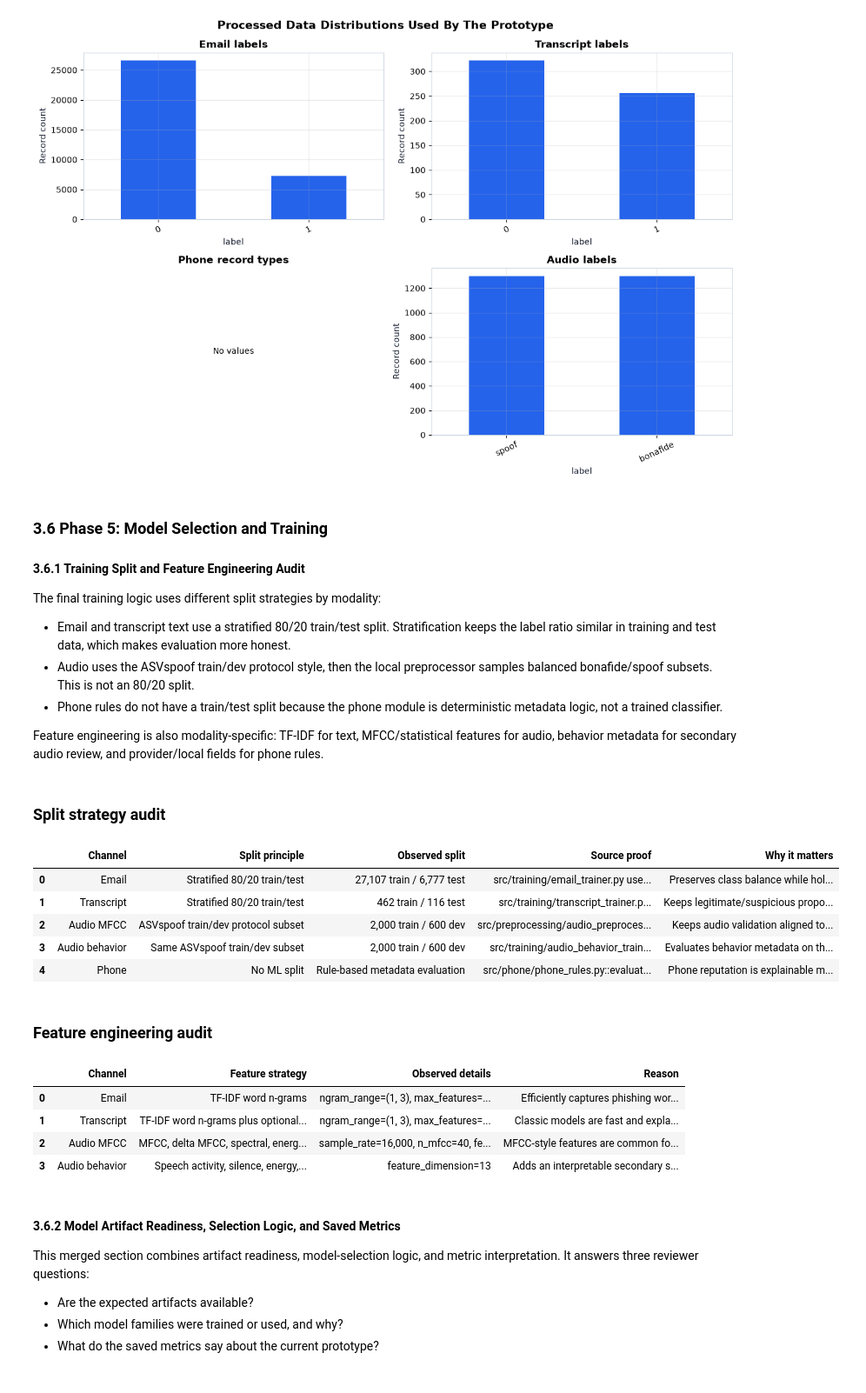
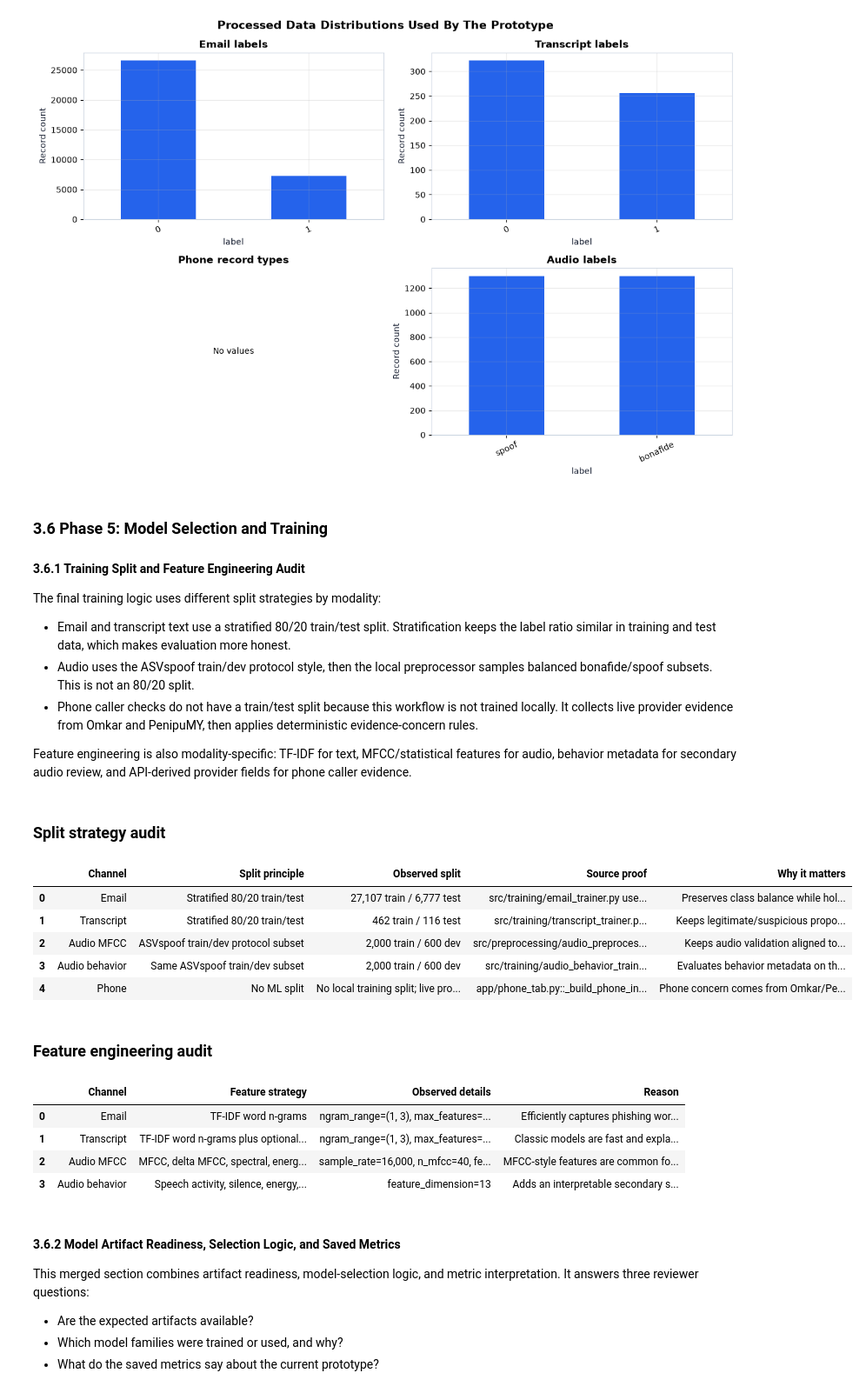
Before and after one commit to mikeshyway/ai-scam-detector, a Jupyter notebook: notebooks/00_final_prototype_evidence_notebook.ipynb, the cells around one changed output. Shown at 87% size. Saved outputs shown, nothing was run; the diff lists cells and outputs as text; code cells hidden in the pictures.

```diff
--- a/notebooks/00_final_prototype_evidence_notebook.ipynb
+++ b/notebooks/00_final_prototype_evidence_notebook.ipynb
@@ -358,9 +360,9 @@ The final training logic uses different split strategies by modality:
 
 - Email and transcript text use a stratified 80/20 train/test split. Stratification keeps the label ratio similar in training and test data, which makes evaluation more honest.
 - Audio uses the ASVspoof train/dev protocol style, then the local preprocessor samples balanced bonafide/spoof subsets. This is not an 80/20 split.
-- Phone rules do not have a train/test split because the phone module is deterministic metadata logic, not a trained classifier.
+- Phone caller checks do not have a train/test split because this workflow is not trained locally. It collects live provider evidence from Omkar and PenipuMY, then applies deterministic evidence-concern rules.
 
-Feature engineering is also modality-specific: TF-IDF for text, MFCC/statistical features for audio, behavior metadata for secondary audio review, and provider/local fields for phone rules.
+Feature engineering is also modality-specific: TF-IDF for text, MFCC/statistical features for audio, behavior metadata for secondary audio review, and API-derived provider fields for phone caller evidence.
 # %%
 METRIC_FILES = {
     "Email": "reports/metrics/email_model_metrics.json",
@@ -406,9 +408,9 @@ split_audit_df = pd.DataFrame([
     {
         "Channel": "Phone",
         "Split principle": "No ML split",
-        "Observed split": "Rule-based metadata evaluation",
-        "Source proof": "src/phone/phone_rules.py::evaluate_phone_risk",
-        "Why it matters": "Phone reputation is explainable metadata logic, not a trained prediction model.",
+        "Observed split": "No local training split; live provider evidence is interpreted at runtime",
+        "Source proof": "app/phone_tab.py::_build_phone_investigation and app/phone_tab.py::_build_phone_assessment",
+        "Why it matters": "Phone concern comes from Omkar/PenipuMY API fields and transparent weights, not locally learned caller-risk values.",
     },
 ])
 
@@ -423,34 +425,34 @@ feature_audit_df = pd.DataFrame([
         "Channel": "Transcript",
         "Feature strategy": "TF-IDF word n-grams plus optional transformer context",
         "Observed details": f"ngram_range={tuple(transcript_metrics['vectorizer']['ngram_range'])}, max_features={transcript_metrics['vectorizer']['max_features']:,}, vocabulary={transcript_metrics['vectorizer']['vocabulary_size']:,}",
         "Reason": "Classic models are fast and explainable; DistilBERT adds contextual language understanding when available.",
     },
     {
         "Channel": "Audio MFCC",
         "Feature strategy": "MFCC, delta MFCC, spectral, energy, and duration statistics",
         "Observed details": f"sample_rate={audio_metrics['sample_rate']:,}, n_mfcc={audio_metrics['n_mfcc']}, feature_dimension={audio_metrics['feature_dimension']}",
         "Reason": "MFCC-style features are common for speaker/audio authenticity tasks and avoid raw waveform model complexity.",
     },
     {
         "Channel": "Audio behavior",
         "Feature strategy": "Speech activity, silence, energy, spectral, pause, and speech-rate metadata",
         "Observed details": f"feature_dimension={audio_behavior_metrics['feature_dimension']}",
         "Reason": "Adds an interpretable secondary signal for reviewing voice behavior, not forensic identity proof.",
     },
 ])
 
 display(Markdown("### Split strategy audit"))
 display(split_audit_df)
 display(Markdown("### Feature engineering audit"))
 display(feature_audit_df)
 # %% [output]
 ### Split strategy audit
 |  | Channel | Split principle | Observed split | Source proof | Why it matters |
 | 0 | Email | Stratified 80/20 train/test | 27,107 train / 6,777 test | src/training/email_trainer.py use... | Preserves class balance while hol... |
 | 1 | Transcript | Stratified 80/20 train/test | 462 train / 116 test | src/training/transcript_trainer.p... | Keeps legitimate/suspicious propo... |
 | 2 | Audio MFCC | ASVspoof train/dev protocol subset | 2,000 train / 600 dev | src/preprocessing/audio_preproces... | Keeps audio validation aligned to... |
 | 3 | Audio behavior | Same ASVspoof train/dev subset | 2,000 train / 600 dev | src/training/audio_behavior_train... | Evaluates behavior metadata on th... |
-| 4 | Phone | No ML split | Rule-based metadata evaluation | src/phone/phone_rules.py::evaluat... | Phone reputation is explainable m... |
+| 4 | Phone | No ML split | No local training split; live pro... | app/phone_tab.py::_build_phone_in... | Phone concern comes from Omkar/Pe... |
 ### Feature engineering audit
 |  | Channel | Feature strategy | Observed details | Reason |
 | 0 | Email | TF-IDF word n-grams | ngram_range=(1, 3), max_features=... | Efficiently captures phishing wor... |
```
Also changed, not shown: parts of 10 cells of this notebook.
